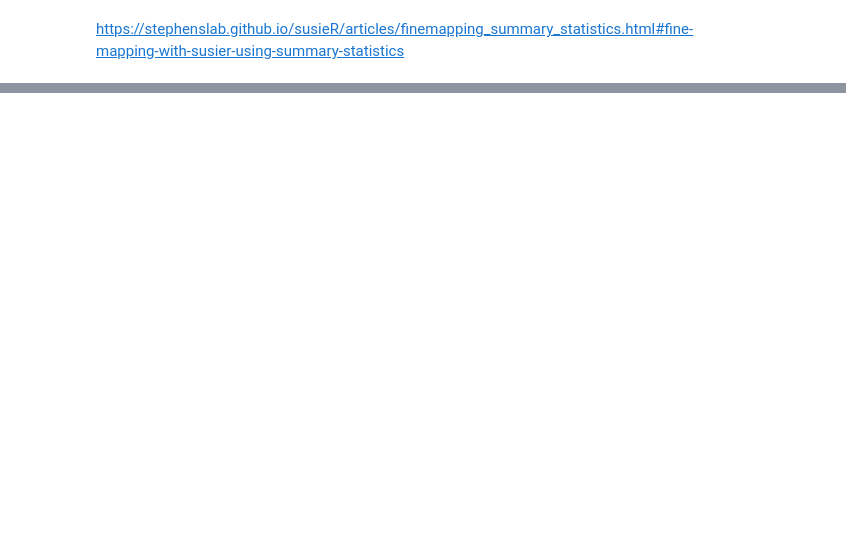
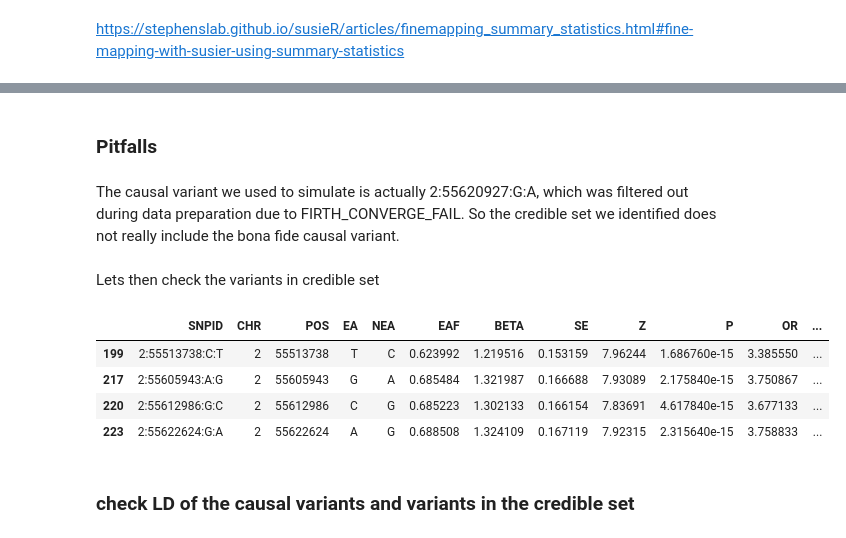
Before and after one commit to Cloufield/GWASTutorial, a Jupyter notebook: 12_fine_mapping/finemapping_susie.ipynb, the cells around one changed output, grey strips where cells are left out. Drawn from its saved outputs; the diff is of its cells as text; code cells hidden in the pictures; blank space fills up the shorter version.

```diff
--- a/12_fine_mapping/finemapping_susie.ipynb
+++ b/12_fine_mapping/finemapping_susie.ipynb
@@ -246,7 +298,0 @@ df["MLOG10P"] = -np.log10(df["P"])
-# %%
-df["cs"] = 0
-n_cs=len(susieR.susie_get_cs(fit, coverage = 0.95,min_abs_corr = 0.5,Xcorr = R_df)[0])
-for i in range(n_cs):
-    cs_index = susieR.susie_get_cs(fit,coverage = 0.95,min_abs_corr = 0.5,Xcorr = R_df)[0][i]
-    df.loc[cs_index-1,"cs"] = i + 1
-df["pip"] = np.array(susieR.susie_get_pip(fit))
@@ -286,0 +320,8 @@ axes[1].legend()
+# %%
+# add the information to dataframe for plotting
+df["cs"] = 0
+n_cs=len(susieR.susie_get_cs(fit, coverage = 0.95,min_abs_corr = 0.5,Xcorr = R_df)[0])
+for i in range(n_cs):
+    cs_index = susieR.susie_get_cs(fit,coverage = 0.95,min_abs_corr = 0.5,Xcorr = R_df)[0][i]
+    df.loc[np.array(cs_index)-1,"cs"] = i + 1
+df["pip"] = np.array(susieR.susie_get_pip(fit))
@@ -286,0 +361,16 @@ axes[1].legend()
+# %% [markdown]
+### Pitfalls
+# %% [markdown]
+The causal variant we used to simulate is actually 2:55620927:G:A, which was filtered out during data preparation due to FIRTH_CONVERGE_FAIL. So the credible set we identified does not really include the bona fide causal variant.
+# %% [markdown]
+Lets then check the variants in credible set
+# %%
+df.loc[np.array(cs_index)-1,:]
+# %% [output]
+|  | SNPID | CHR | POS | EA | NEA | EAF | BETA | SE | Z | P | OR | ... |
+| 199 | 2:55513738:C:T | 2 | 55513738 | T | C | 0.623992 | 1.219516 | 0.153159 | 7.96244 | 1.686760e-15 | 3.385550 | ... |
+| 217 | 2:55605943:A:G | 2 | 55605943 | G | A | 0.685484 | 1.321987 | 0.166688 | 7.93089 | 2.175840e-15 | 3.750867 | ... |
+| 220 | 2:55612986:G:C | 2 | 55612986 | C | G | 0.685223 | 1.302133 | 0.166154 | 7.83691 | 4.617840e-15 | 3.677133 | ... |
+| 223 | 2:55622624:G:A | 2 | 55622624 | A | G | 0.688508 | 1.324109 | 0.167119 | 7.92315 | 2.315640e-15 | 3.758833 | ... |
+# %% [markdown]
+### check LD of the causal variants and variants in the credible set
```
Also changed, not shown: parts of 47 cells of this notebook, 1 other file.
